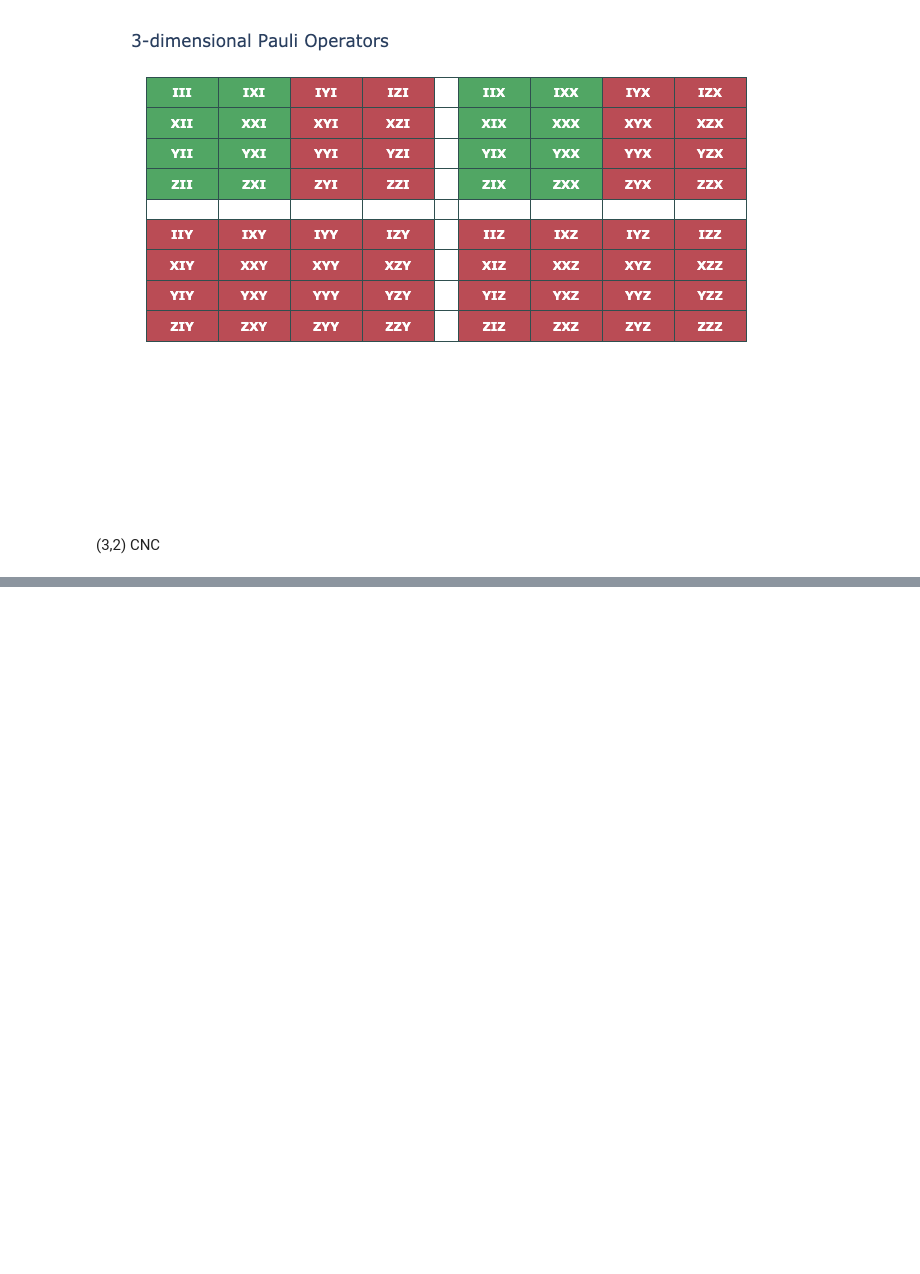
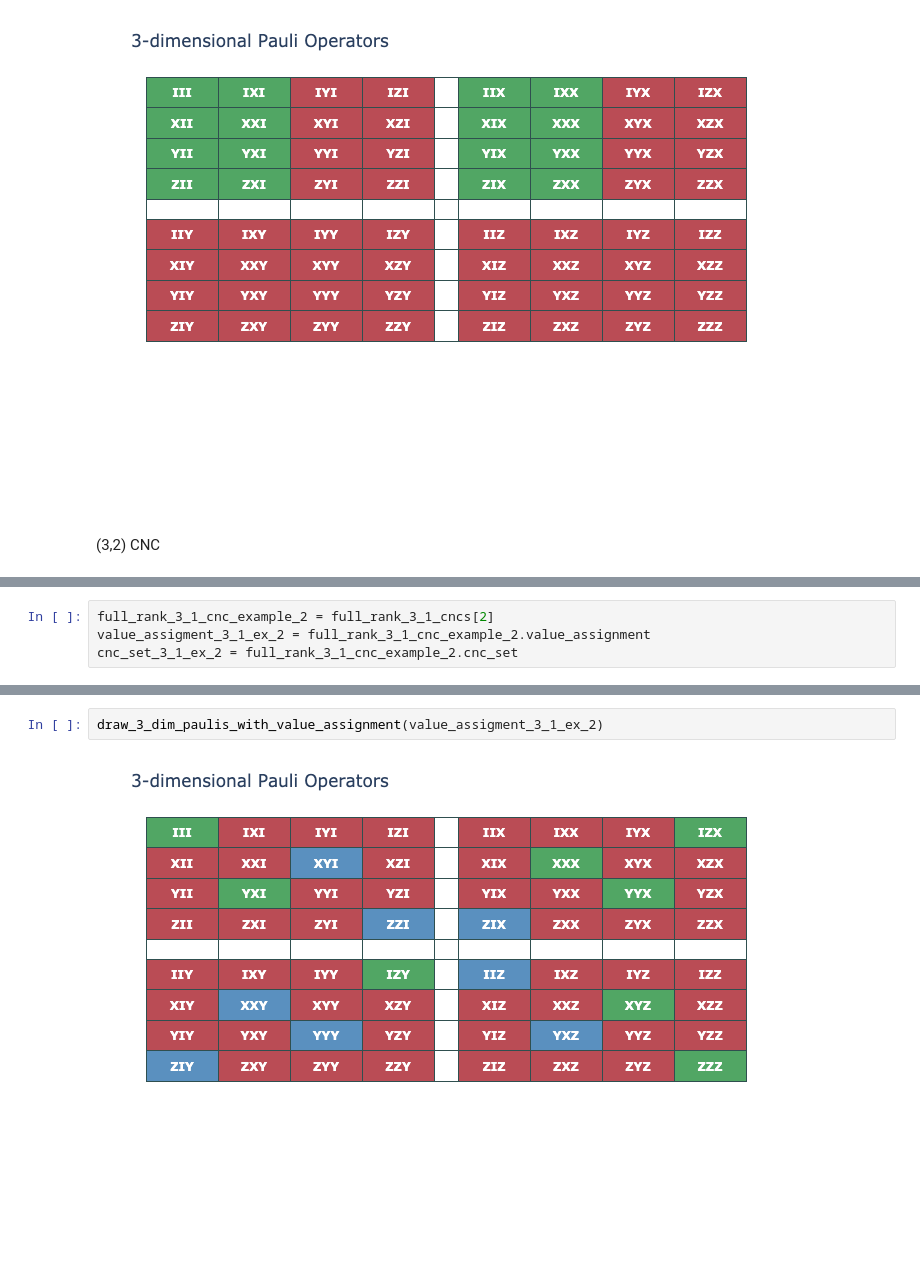
Before and after one commit to BilQCT/LocalPauli, a Jupyter notebook: cnc.ipynb, the cells around one changed output, grey strips where cells are left out. Saved outputs shown, nothing was run; the diff lists cells and outputs as text; blank space fills up the shorter version.

```diff
--- a/cnc.ipynb
+++ b/cnc.ipynb
@@ -480,0 +534,4 @@ draw_3dim_paulis(cnc_32)
+# %%
+full_rank_3_1_cnc_example_2 = full_rank_3_1_cncs[2]
+value_assigment_3_1_ex_2 = full_rank_3_1_cnc_example_2.value_assignment
+cnc_set_3_1_ex_2 = full_rank_3_1_cnc_example_2.cnc_set
@@ -480,0 +558,4 @@ draw_3dim_paulis(cnc_32)
+# %%
+draw_3_dim_paulis_with_value_assignment(value_assigment_3_1_ex_2)
+# %% [output]
+[figure, added]
```
Also changed, not shown: parts of 62 cells of this notebook, 4 other files.
